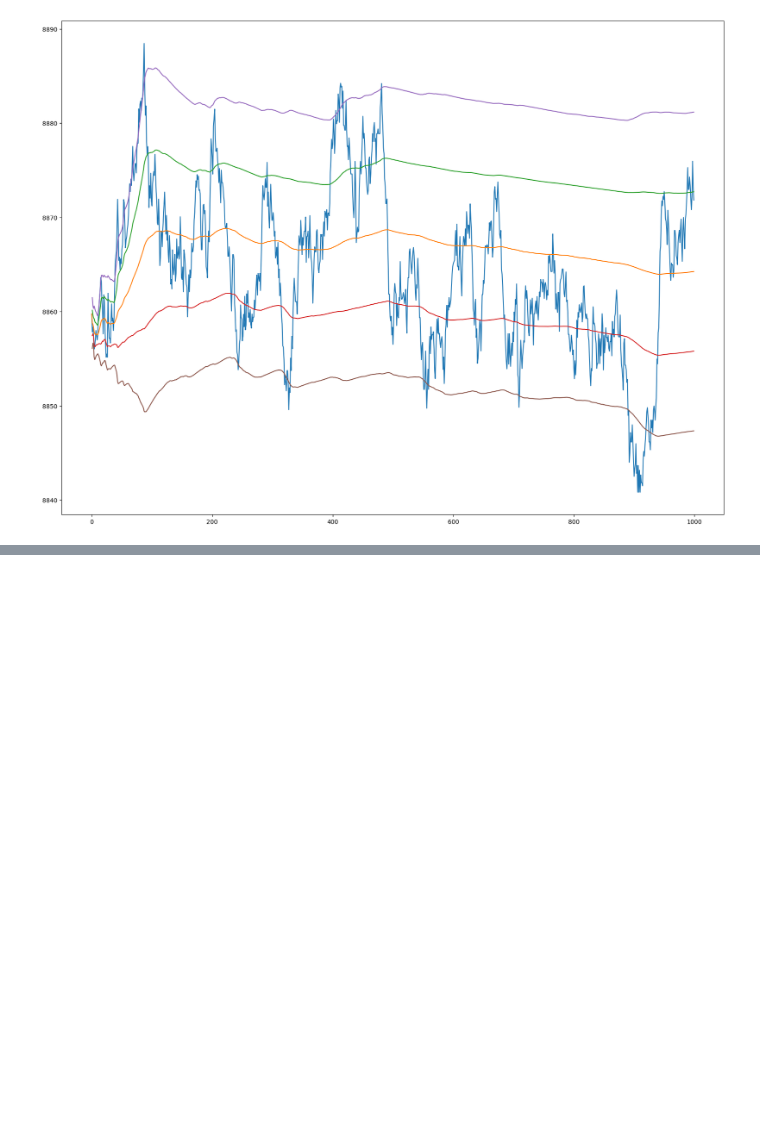
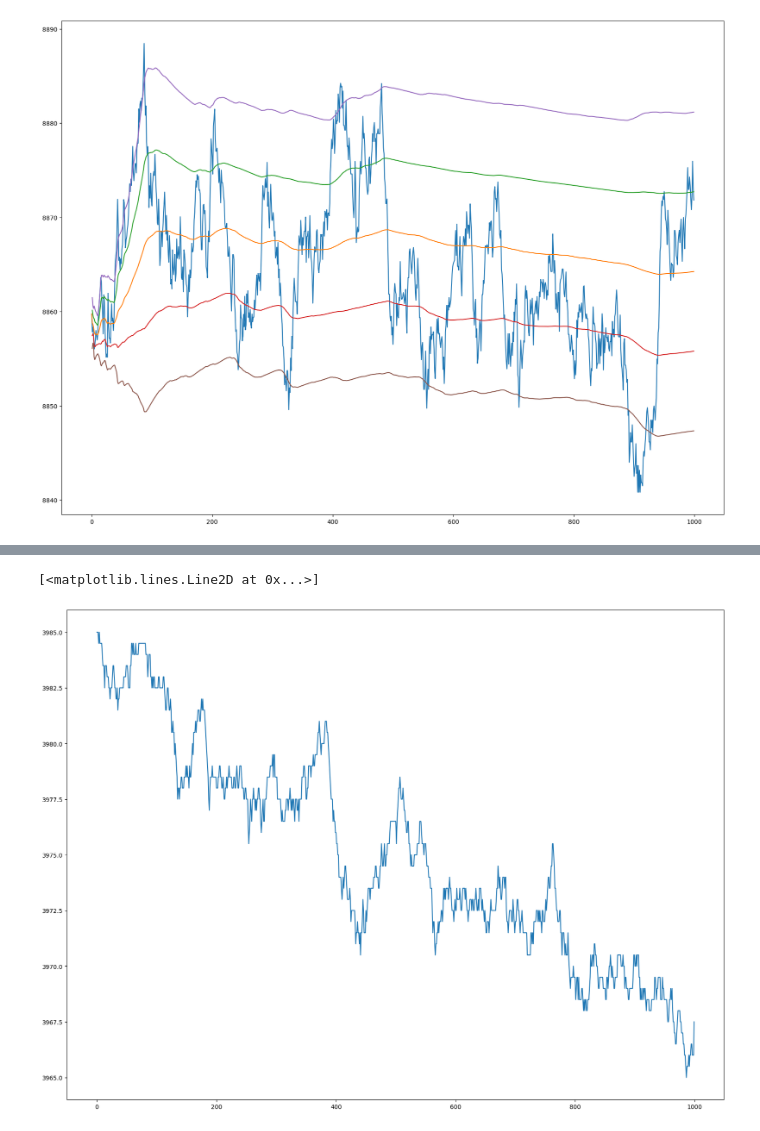
Before and after one commit to Soohan-Kim/IMC-Prosperity-2024, a Jupyter notebook: Round4/Untitled.ipynb, the cells around one changed output, grey strips where cells are left out. Cells and saved outputs as stored; diff of their text form; code cells hidden in the pictures; blank space fills up the shorter version.

```diff
--- a/Round4/Untitled.ipynb
+++ b/Round4/Untitled.ipynb
@@ -256,0 +287,8 @@ plt.plot((ctestmean - 2*cteststd))
+# %%
+df = pd.read_csv('./test_data.csv')
+cols = df.columns[0].split(';')
+df[df.columns[0]] = df[df.columns[0]].apply(allocate_cols)
+df = df[df.columns[0]].tolist()
+df = pd.DataFrame(df, columns=cols)
+straw = df[df['product'] == 'STRAWBERRIES'].reset_index(drop=True).drop(columns=['product']).replace('', '0').astype(float)
+straw
@@ -256,0 +309,6 @@ plt.plot((ctestmean - 2*cteststd))
+# %%
+plt.figure(figsize=(20,15))
+plt.plot(straw['mid_price'])
+# %% [output]
+[<matplotlib.lines.Line2D at 0x...>]
+[figure, added]
```
Also changed, not shown: parts of 7 cells of this notebook, 3 other files.
